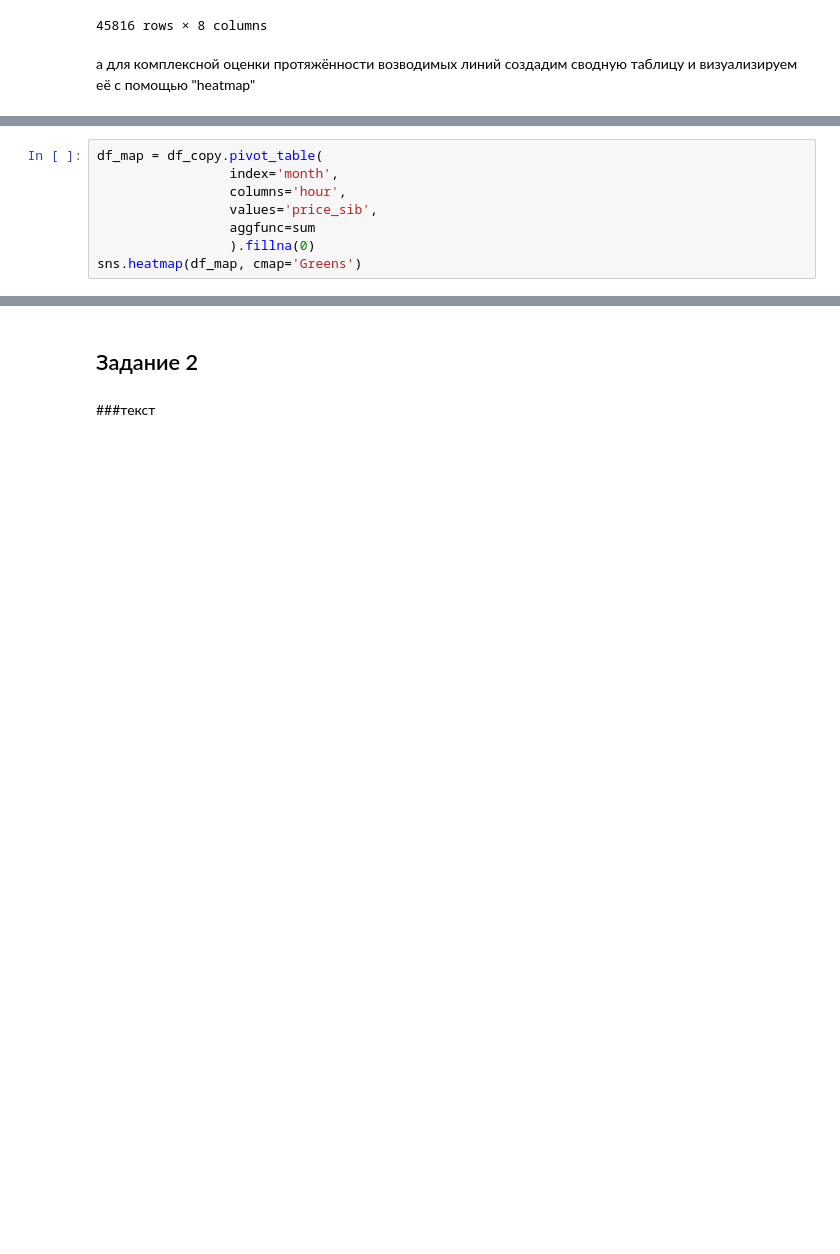
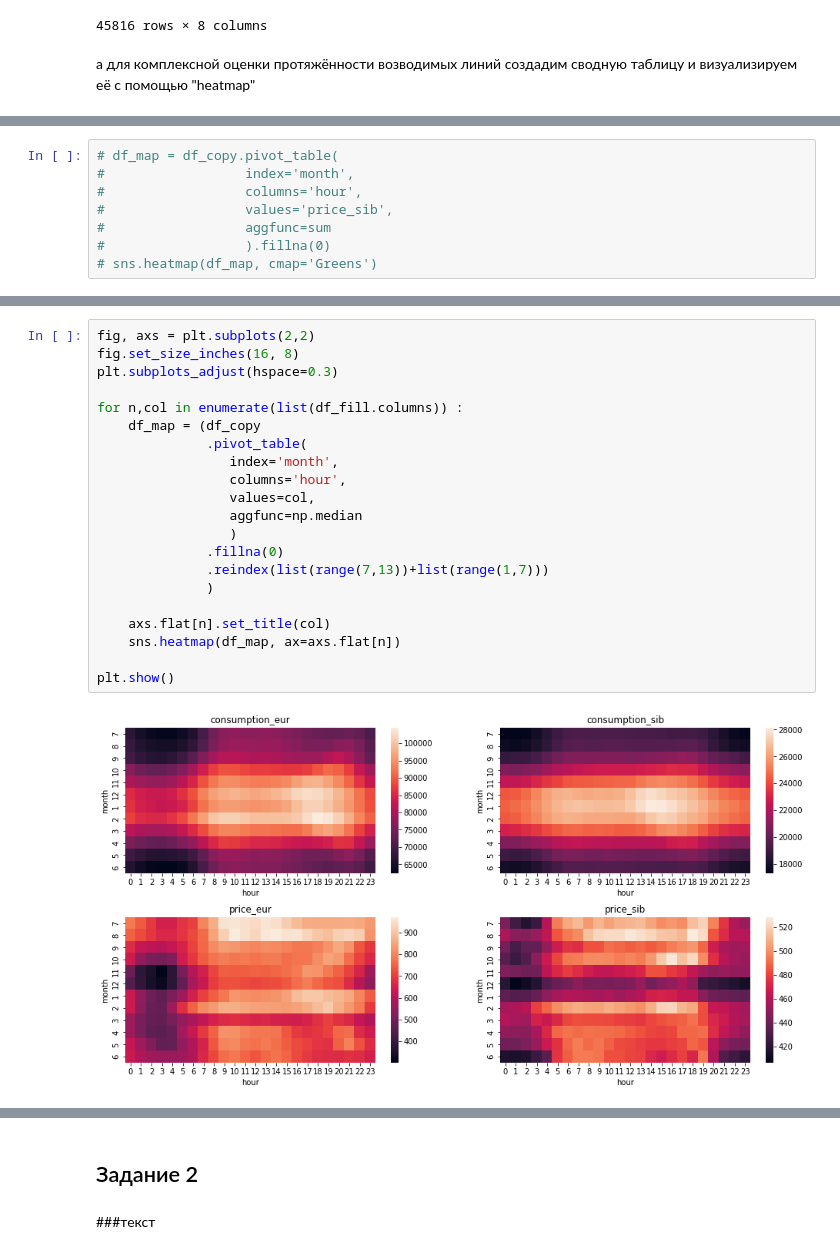
Before and after one commit to sky16k/pyda, a Jupyter notebook: PYDA15_viz_HW_2.ipynb, the cells around one changed output, grey strips where cells are left out. Cells and saved outputs as stored; diff of their text form; blank space fills up the shorter version.

```diff
--- a/PYDA15_viz_HW_2.ipynb
+++ b/PYDA15_viz_HW_2.ipynb
@@ -439,8 +411,8 @@ sns.heatmap(df_map, cmap='Greens')
 # %%
-df_map = df_copy.pivot_table(
-                 index='month',
-                 columns='hour',
-                 values='price_sib',
-                 aggfunc=sum
-                 ).fillna(0)
-sns.heatmap(df_map, cmap='Greens')
+# df_map = df_copy.pivot_table(
+#                  index='month',
+#                  columns='hour',
+#                  values='price_sib',
+#                  aggfunc=sum
+#                  ).fillna(0)
+# sns.heatmap(df_map, cmap='Greens')
@@ -449,0 +431,23 @@ sns.heatmap(df_map, cmap='Greens')
+# %%
+fig, axs = plt.subplots(2,2)
+fig.set_size_inches(16, 8)
+plt.subplots_adjust(hspace=0.3)
+
+for n,col in enumerate(list(df_fill.columns)) :
+    df_map = (df_copy
+              .pivot_table(
+                 index='month',
+                 columns='hour',
+                 values=col,
+                 aggfunc=np.median
+                 )
+              .fillna(0)
+              .reindex(list(range(7,13))+list(range(1,7)))
+              )
+
+    axs.flat[n].set_title(col)
+    sns.heatmap(df_map, ax=axs.flat[n])
+
+plt.show()
+# %% [output]
+[figure, added]
```
Also changed, not shown: parts of 19 cells of this notebook.
